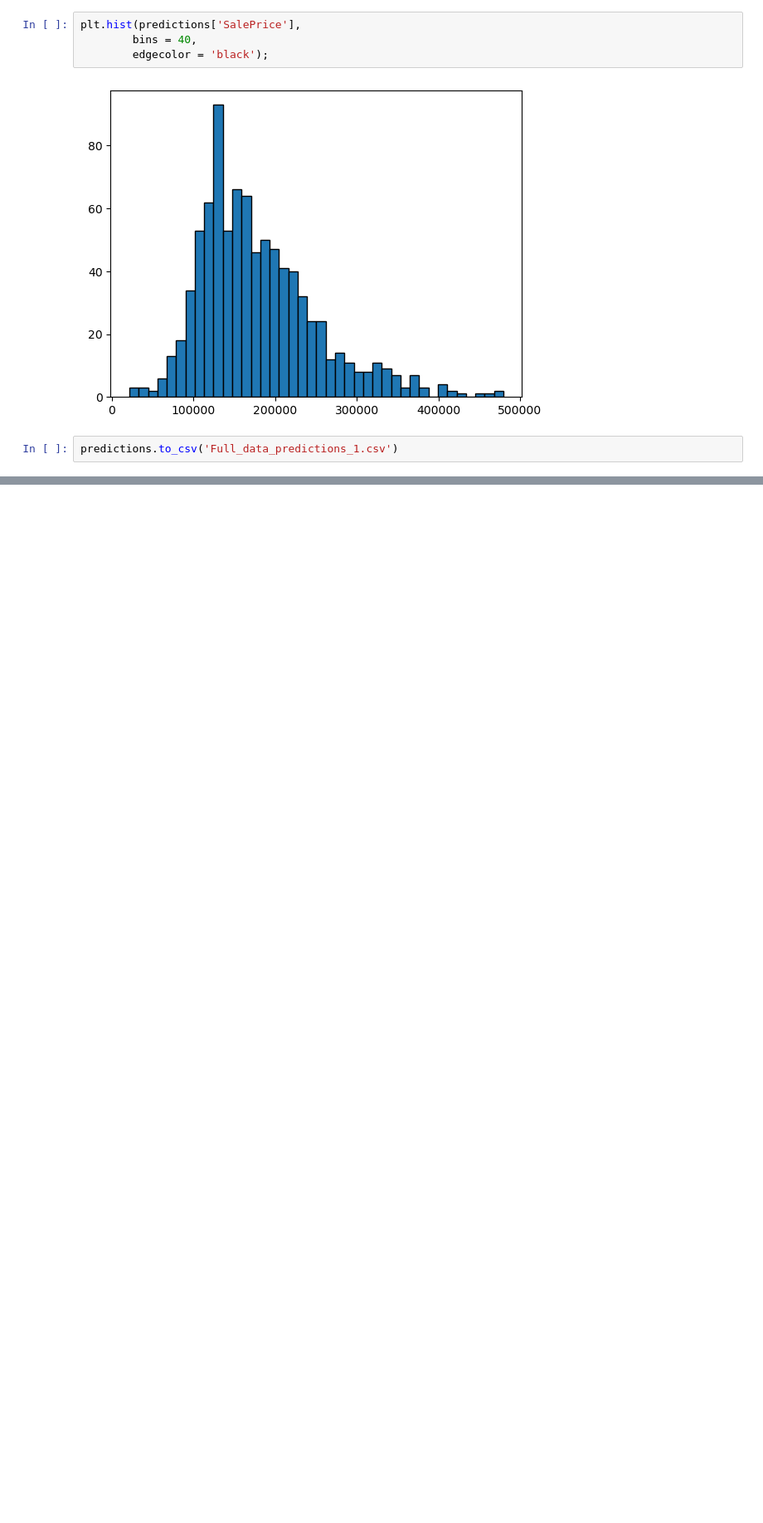
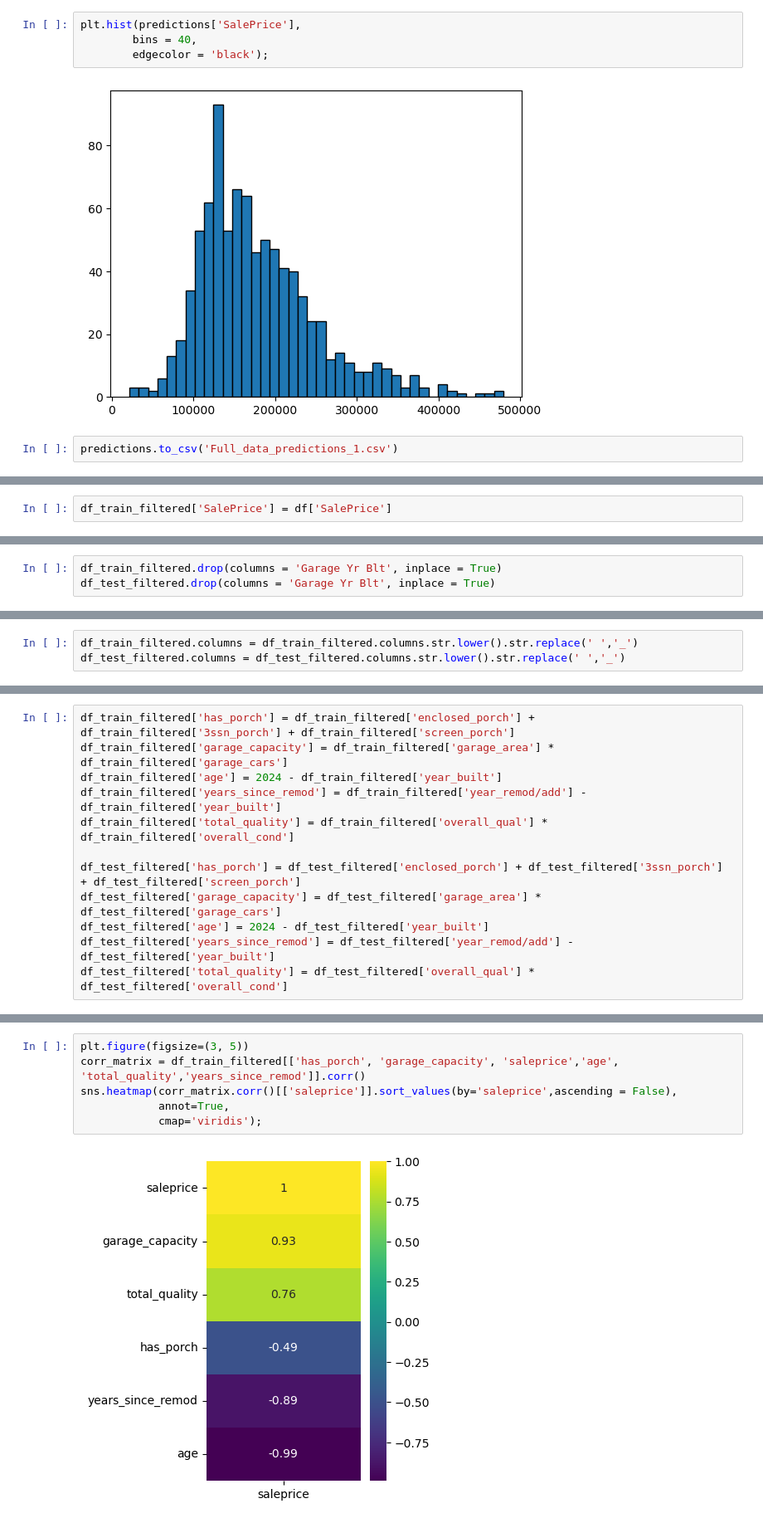
Before and after one commit to grahamjh99/Project-1-Ames-Housing, a Jupyter notebook: Project 2 Graham.ipynb, the cells around one changed output, grey strips where cells are left out. Shown at 83% size. Drawn from its saved outputs; the diff is of its cells as text; blank space fills up the shorter version.

Commit message:
Made a model with log values and some engineered columns

```diff
--- a/Project 2 Graham.ipynb
+++ b/Project 2 Graham.ipynb
@@ -650,0 +710,2 @@ predictions.to_csv('Full_data_predictions_1.csv')
+# %%
+df_train_filtered['SalePrice'] = df['SalePrice']
@@ -650,0 +720,3 @@ predictions.to_csv('Full_data_predictions_1.csv')
+# %%
+df_train_filtered.drop(columns = 'Garage Yr Blt', inplace = True)
+df_test_filtered.drop(columns = 'Garage Yr Blt', inplace = True)
@@ -650,0 +732,3 @@ predictions.to_csv('Full_data_predictions_1.csv')
+# %%
+df_train_filtered.columns = df_train_filtered.columns.str.lower().str.replace(' ','_')
+df_test_filtered.columns = df_test_filtered.columns.str.lower().str.replace(' ','_')
@@ -650,0 +737,12 @@ predictions.to_csv('Full_data_predictions_1.csv')
+# %%
+df_train_filtered['has_porch'] = df_train_filtered['enclosed_porch'] + df_train_filtered['3ssn_porch'] + df_train_filtered['screen_porch']
+df_train_filtered['garage_capacity'] = df_train_filtered['garage_area'] * df_train_filtered['garage_cars']
+df_train_filtered['age'] = 2024 - df_train_filtered['year_built']
+df_train_filtered['years_since_remod'] = df_train_filtered['year_remod/add'] - df_train_filtered['year_built']
+df_train_filtered['total_quality'] = df_train_filtered['overall_qual'] * df_train_filtered['overall_cond']
+
+df_test_filtered['has_porch'] = df_test_filtered['enclosed_porch'] + df_test_filtered['3ssn_porch'] + df_test_filtered['screen_porch']
+df_test_filtered['garage_capacity'] = df_test_filtered['garage_area'] * df_test_filtered['garage_cars']
+df_test_filtered['age'] = 2024 - df_test_filtered['year_built']
+df_test_filtered['years_since_remod'] = df_test_filtered['year_remod/add'] - df_test_filtered['year_built']
+df_test_filtered['total_quality'] = df_test_filtered['overall_qual'] * df_test_filtered['overall_cond']
@@ -650,0 +789,8 @@ predictions.to_csv('Full_data_predictions_1.csv')
+# %%
+plt.figure(figsize=(3, 5))
+corr_matrix = df_train_filtered[['has_porch', 'garage_capacity', 'saleprice','age', 'total_quality','years_since_remod']].corr()
+sns.heatmap(corr_matrix.corr()[['saleprice']].sort_values(by='saleprice',ascending = False),
+            annot=True,
+            cmap='viridis');
+# %% [output]
+[figure, added]
```
Also changed, not shown: parts of 28 cells of this notebook, 2 other files.
